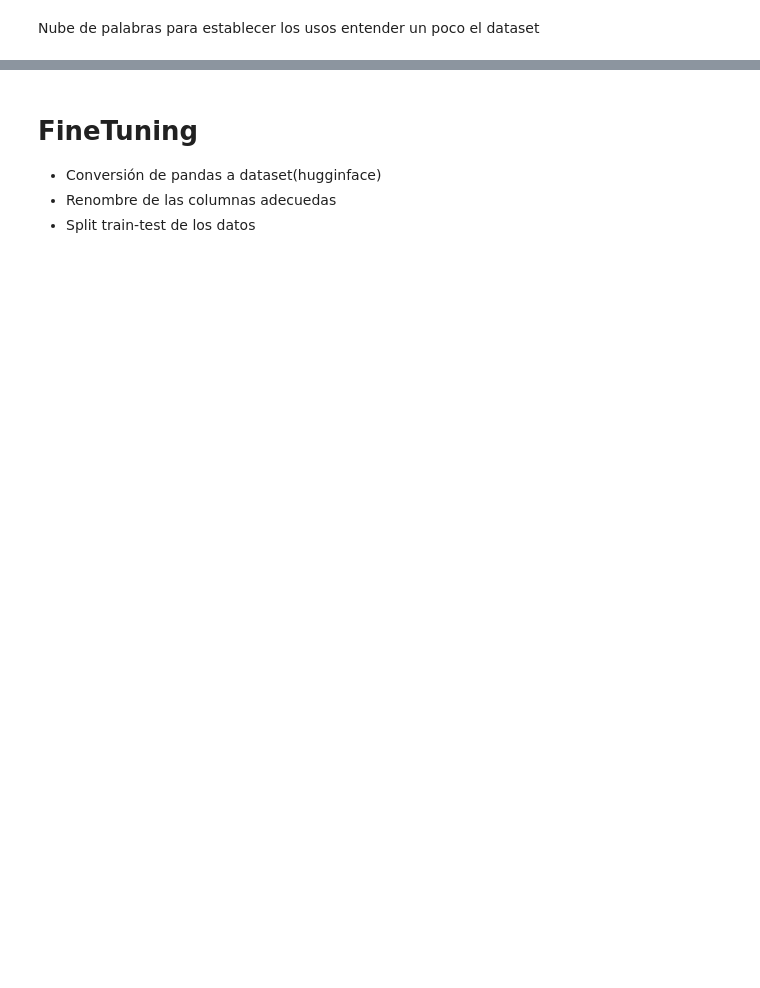
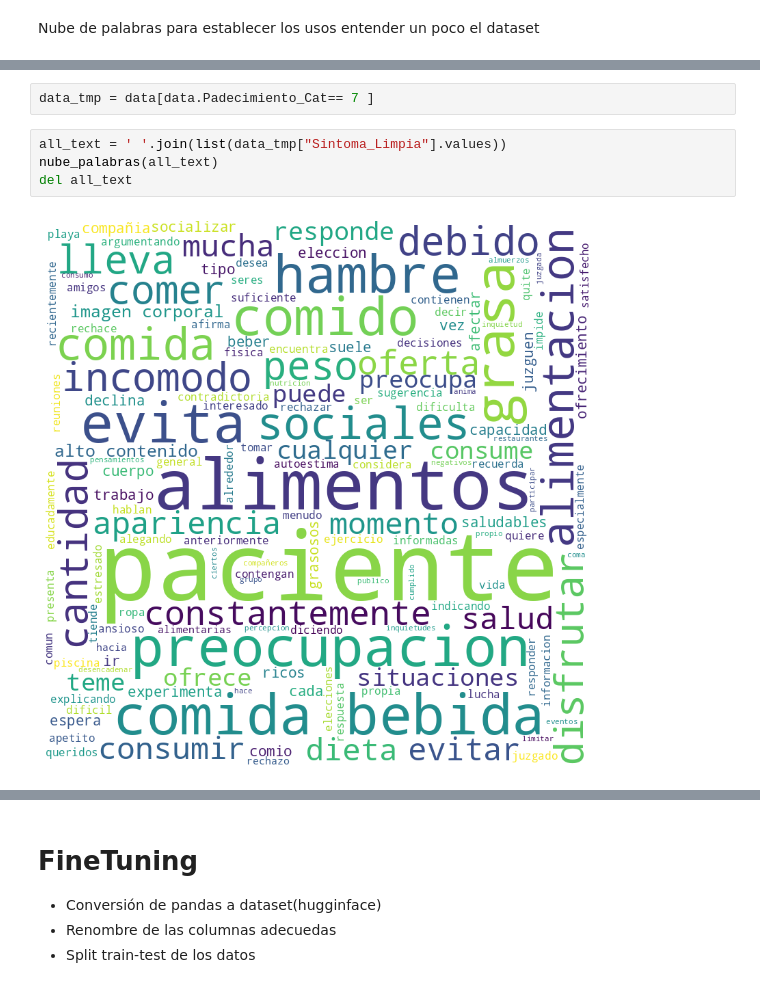
Before and after one commit to edmenciab733/hackaton2023, a Jupyter notebook: diagnostico_trastornos_edgar.ipynb, the cells around one changed output, grey strips where cells are left out. Saved outputs shown, nothing was run; the diff lists cells and outputs as text; blank space fills up the shorter version.

```diff
--- a/diagnostico_trastornos_edgar.ipynb
+++ b/diagnostico_trastornos_edgar.ipynb
@@ -165 +223,9 @@ stopwords  = set(stopwords.words('spanish'))
+# %%
+data_tmp = data[data.Padecimiento_Cat== 7 ]
+# %%
+all_text = ' '.join(list(data_tmp["Sintoma_Limpia"].values))
+nube_palabras(all_text)
+del all_text
+# %% [output]
+[figure, added]
 # %%
```
Also changed, not shown: parts of 26 cells of this notebook.
